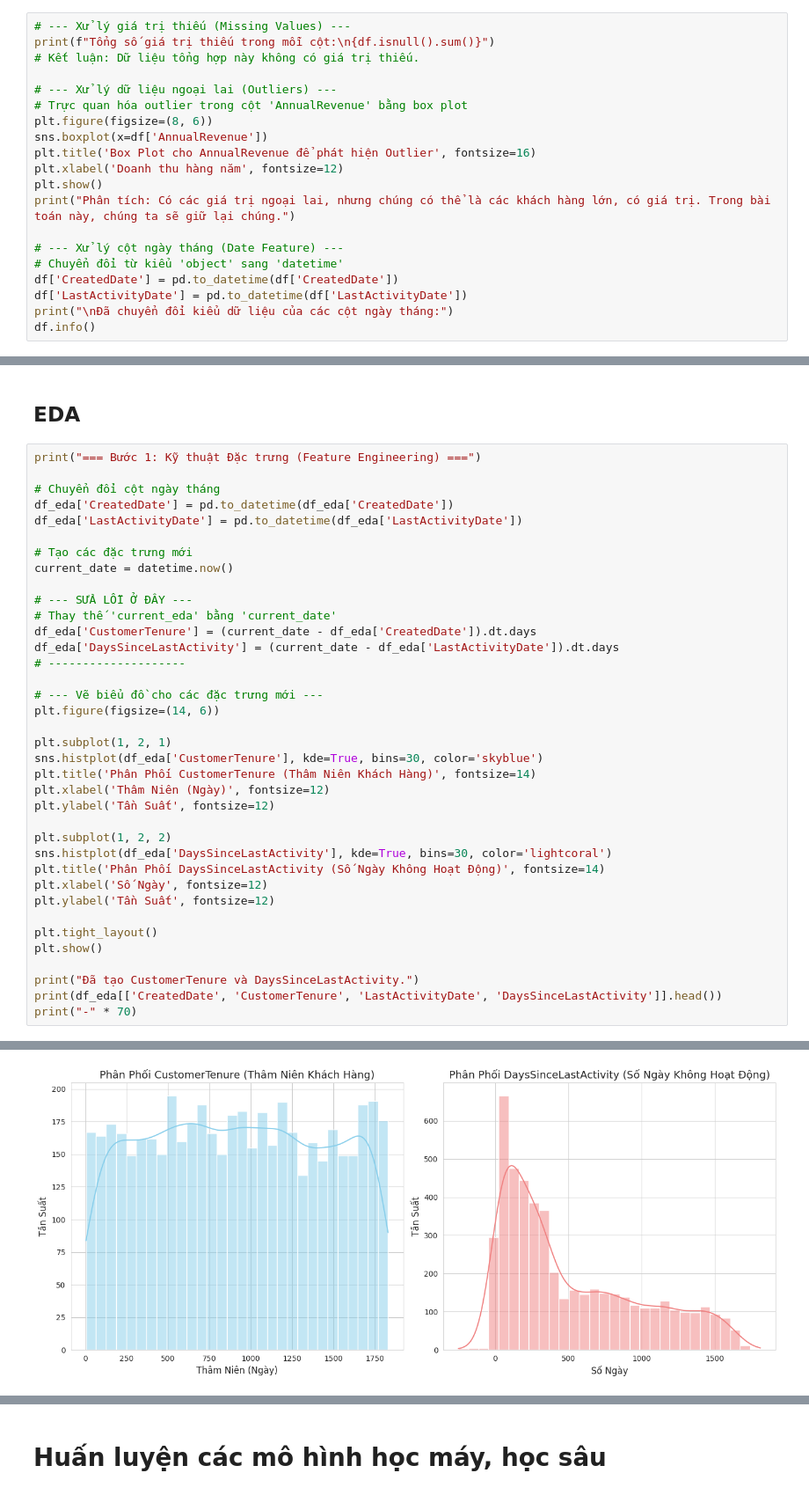
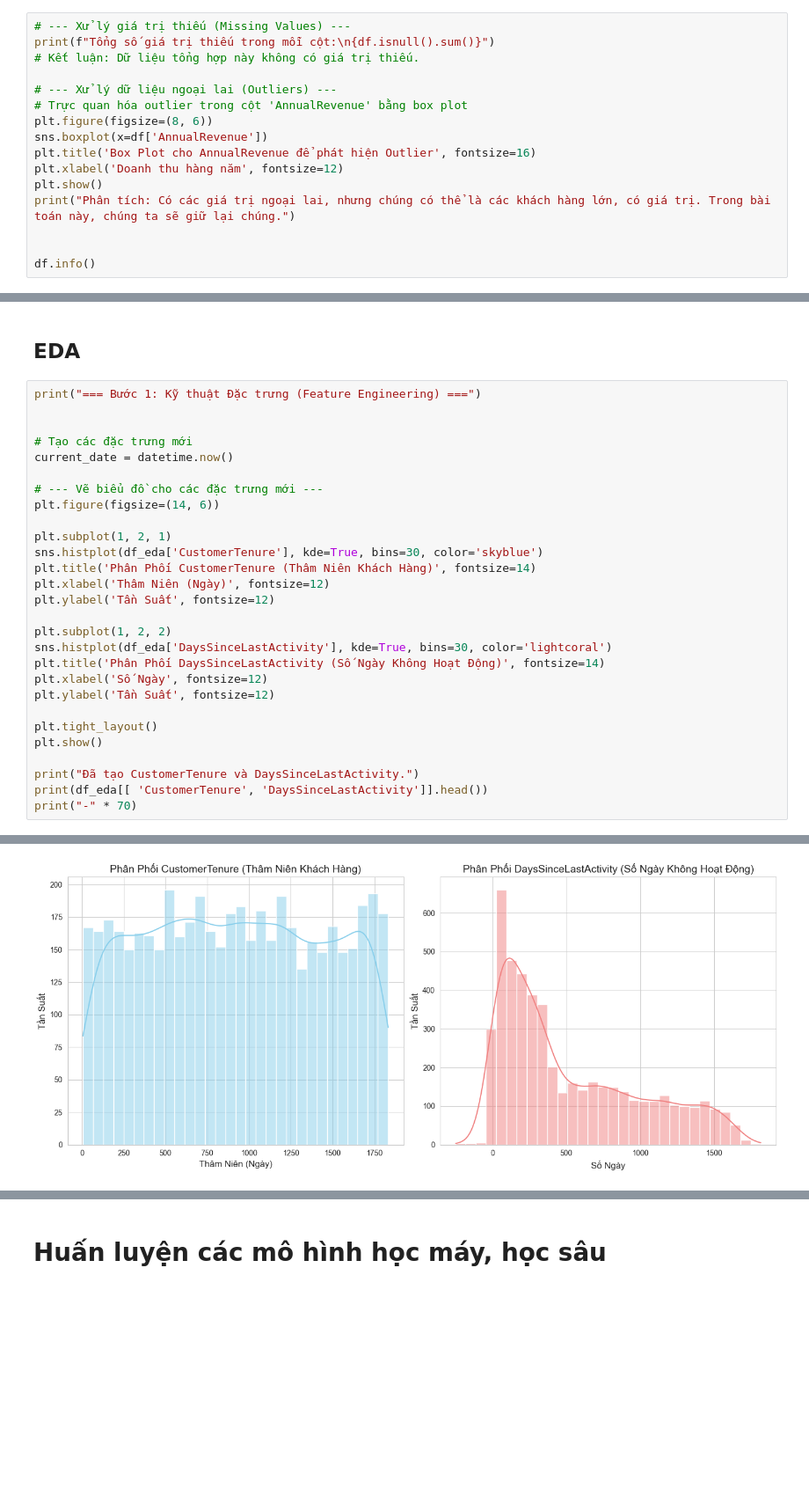
Before and after one commit to punnie0904/bai-tap-bao-cao-thuc-tap, a Jupyter notebook: Bài_tập_thêm.ipynb, the cells around one changed output, grey strips where cells are left out. Shown at 88% size. Cells and saved outputs as stored; diff of their text form; blank space fills up the shorter version.

```diff
--- a/Bài_tập_thêm.ipynb
+++ b/Bài_tập_thêm.ipynb
@@ -112,11 +118,7 @@ plt.xlabel('Doanh thu hàng năm', fontsize=12)
 plt.show()
 print("Phân tích: Có các giá trị ngoại lai, nhưng chúng có thể là các khách hàng lớn, có giá trị. Trong bài toán này, chúng ta sẽ giữ lại chúng.")
 
-# --- Xử lý cột ngày tháng (Date Feature) ---
-# Chuyển đổi từ kiểu 'object' sang 'datetime'
-df['CreatedDate'] = pd.to_datetime(df['CreatedDate'])
-df['LastActivityDate'] = pd.to_datetime(df['LastActivityDate'])
-print("\nĐã chuyển đổi kiểu dữ liệu của các cột ngày tháng:")
+
 df.info()
 # %% [output]
 Tổng số giá trị thiếu trong mỗi cột:
@@ -167,41 +164,32 @@ plt.rcParams['figure.dpi'] = 100 # Adjust figure resolution
 # %%
 print("=== Bước 1: Kỹ thuật Đặc trưng (Feature Engineering) ===")
 
-# Chuyển đổi cột ngày tháng
-df_eda['CreatedDate'] = pd.to_datetime(df_eda['CreatedDate'])
-df_eda['LastActivityDate'] = pd.to_datetime(df_eda['LastActivityDate'])
 
 # Tạo các đặc trưng mới
 current_date = datetime.now()
-
-# --- SỬA LỖI Ở ĐÂY ---
-# Thay thế 'current_eda' bằng 'current_date'
-df_eda['CustomerTenure'] = (current_date - df_eda['CreatedDate']).dt.days
-df_eda['DaysSinceLastActivity'] = (current_date - df_eda['LastActivityDate']).dt.days
-# --------------------
 
 # --- Vẽ biểu đồ cho các đặc trưng mới ---
 plt.figure(figsize=(14, 6))
 
 plt.subplot(1, 2, 1)
 sns.histplot(df_eda['CustomerTenure'], kde=True, bins=30, color='skyblue')
 plt.title('Phân Phối CustomerTenure (Thâm Niên Khách Hàng)', fontsize=14)
 plt.xlabel('Thâm Niên (Ngày)', fontsize=12)
 plt.ylabel('Tần Suất', fontsize=12)
 
 plt.subplot(1, 2, 2)
 sns.histplot(df_eda['DaysSinceLastActivity'], kde=True, bins=30, color='lightcoral')
 plt.title('Phân Phối DaysSinceLastActivity (Số Ngày Không Hoạt Động)', fontsize=14)
 plt.xlabel('Số Ngày', fontsize=12)
 plt.ylabel('Tần Suất', fontsize=12)
 
 plt.tight_layout()
 plt.show()
 
 print("Đã tạo CustomerTenure và DaysSinceLastActivity.")
-print(df_eda[['CreatedDate', 'CustomerTenure', 'LastActivityDate', 'DaysSinceLastActivity']].head())
+print(df_eda[[ 'CustomerTenure', 'DaysSinceLastActivity']].head())
 print("-" * 70)
 # %% [output]
 === Bước 1: Kỹ thuật Đặc trưng (Feature Engineering) ===
-[figure, old version]
+[figure, new version]
 Đã tạo CustomerTenure và DaysSinceLastActivity.
```
Also changed, not shown: parts of 19 cells of this notebook.
